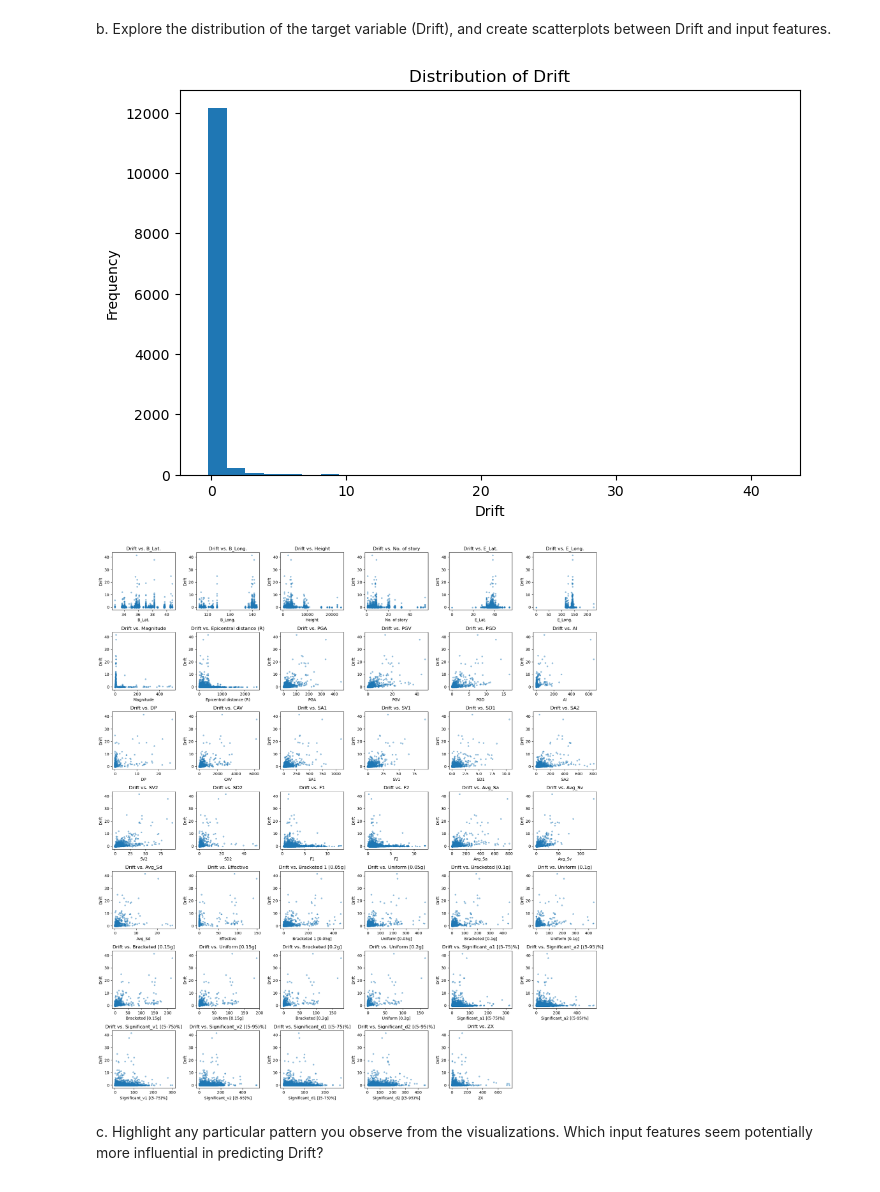
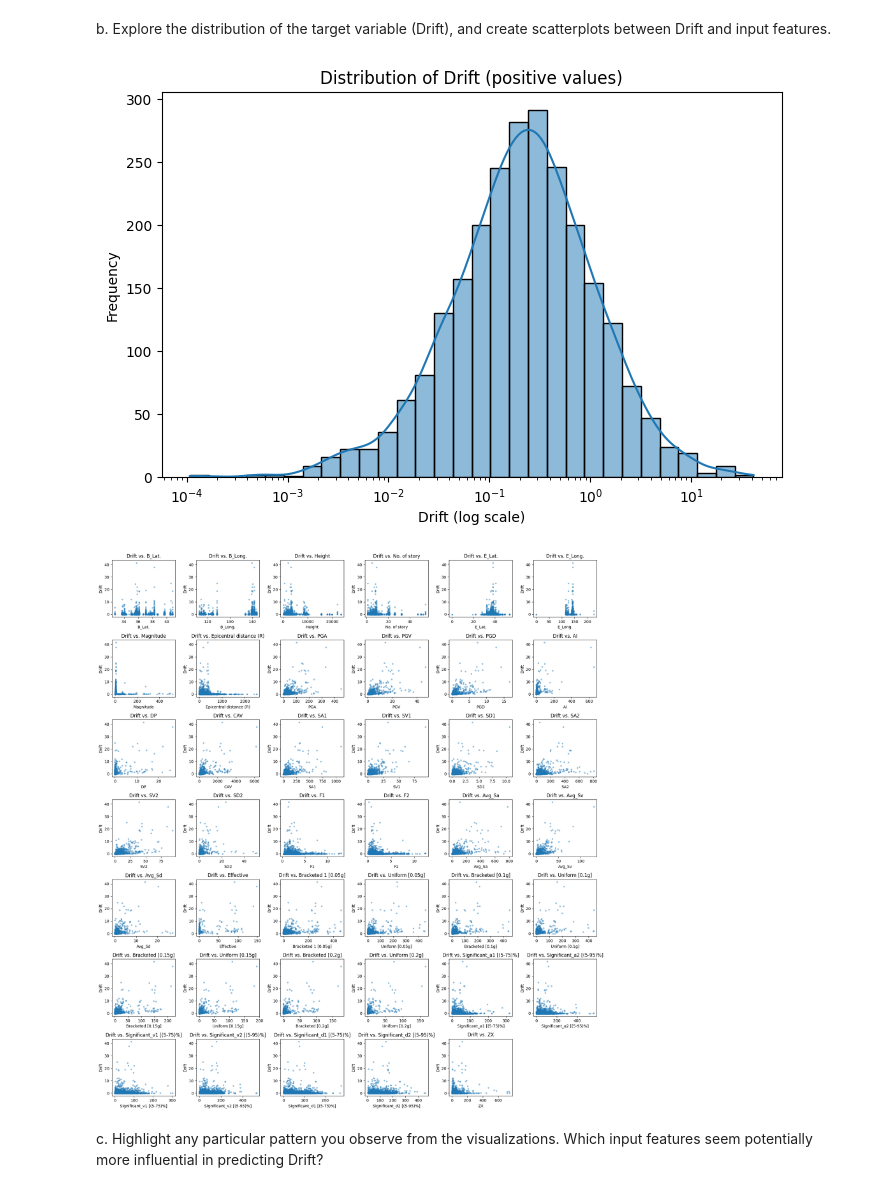
Before and after one commit to alibpowell/ML4021-Group, a Jupyter notebook: 02-seismic-support-vector-regression.ipynb, the cells around one changed output. Saved outputs shown, nothing was run; the diff lists cells and outputs as text; code cells hidden in the pictures.

```diff
--- a/02-seismic-support-vector-regression.ipynb
+++ b/02-seismic-support-vector-regression.ipynb
@@ -111,33 +113,39 @@ b. Explore the distribution of the target variable (Drift), and create scatterpl
 # %%
 # [Your code here]
 import matplotlib.pyplot as plt
+import seaborn as sns
 
 df = df.apply(pd.to_numeric, errors='coerce')
 
 plt.figure(figsize=(8, 5))
-plt.hist(df['Drift'], bins=30)
-plt.xlabel('Drift')
+sns.histplot(
+    df.loc[df['Drift'] > 0, 'Drift'],
+    bins=30,
+    log_scale=True,
+    kde=True
+)
+plt.xlabel('Drift (log scale)')
 plt.ylabel('Frequency')
-plt.title('Distribution of Drift')
+plt.title('Distribution of Drift (positive values)')
 plt.show()
 
 features = df.columns.drop('Drift')
 fig, axes = plt.subplots(7, 6, figsize=(18, 20))
 axes = axes.flatten()
 
 for i, feature in enumerate(features):
     axes[i].scatter(df[feature], df['Drift'], alpha=0.4, s=10)
     axes[i].set_xlabel(feature)
     axes[i].set_ylabel('Drift')
     axes[i].set_title(f'Drift vs. {feature}')
 
 for i in range(len(features), len(axes)):
     axes[i].axis('off')
 
 plt.tight_layout()
 plt.show()
 # %% [output]
-[figure, old version]
+[figure, new version]
 [figure]
 # %% [markdown]
 c. Highlight any particular pattern you observe from the visualizations. Which input features seem potentially more influential in predicting Drift?
```
Also changed, not shown: parts of 9 cells of this notebook.
